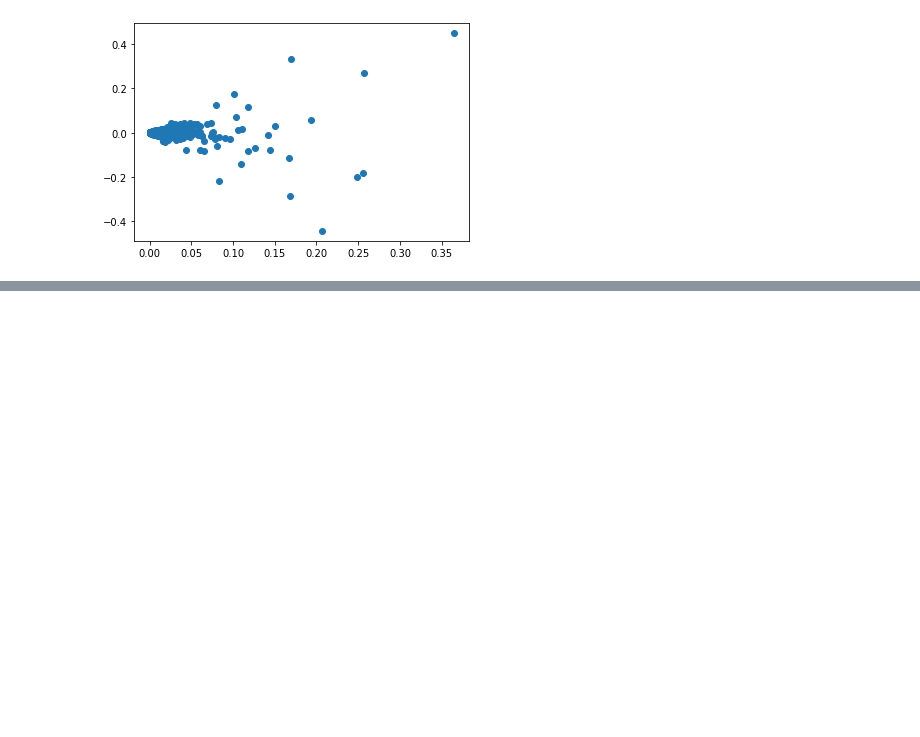
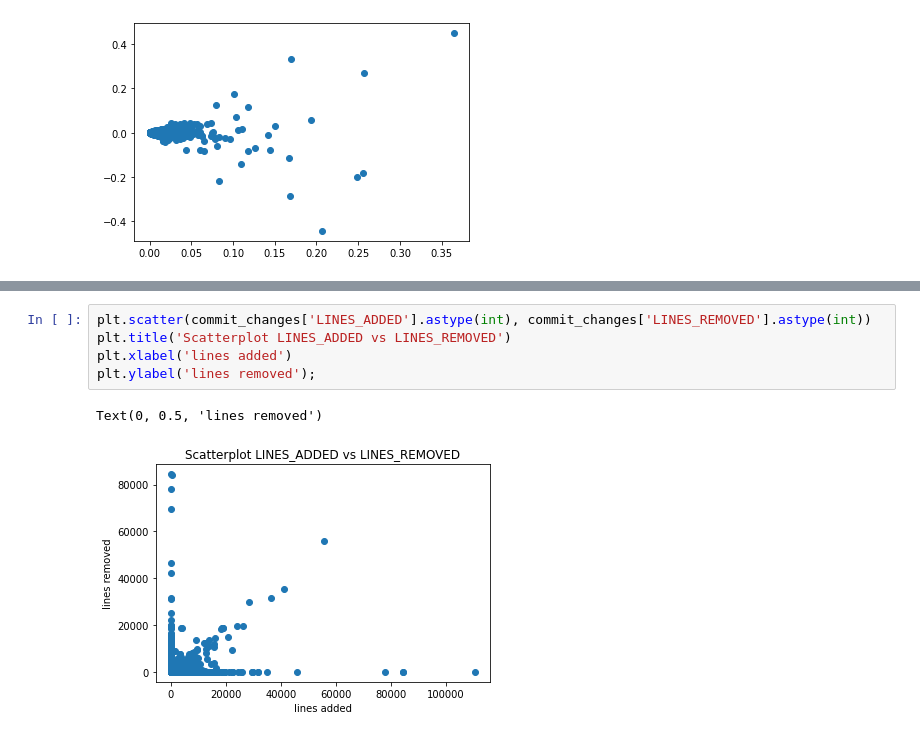
Before and after one commit to raulhigueras/tech-debt-NLP-analysis, a Jupyter notebook: notebooks/explore.ipynb, the cells around one changed output, grey strips where cells are left out. Saved outputs shown, nothing was run; the diff lists cells and outputs as text; blank space fills up the shorter version.

```diff
--- a/notebooks/explore.ipynb
+++ b/notebooks/explore.ipynb
@@ -335,0 +356,8 @@ plt.scatter(pca.components_[0,:], pca.components_[1,:])
+# %%
+plt.scatter(commit_changes['LINES_ADDED'].astype(int), commit_changes['LINES_REMOVED'].astype(int))
+plt.title('Scatterplot LINES_ADDED vs LINES_REMOVED')
+plt.xlabel('lines added')
+plt.ylabel('lines removed');
+# %% [output]
+Text(0, 0.5, 'lines removed')
+[figure, added]
```
Also changed, not shown: parts of 6 cells of this notebook.
